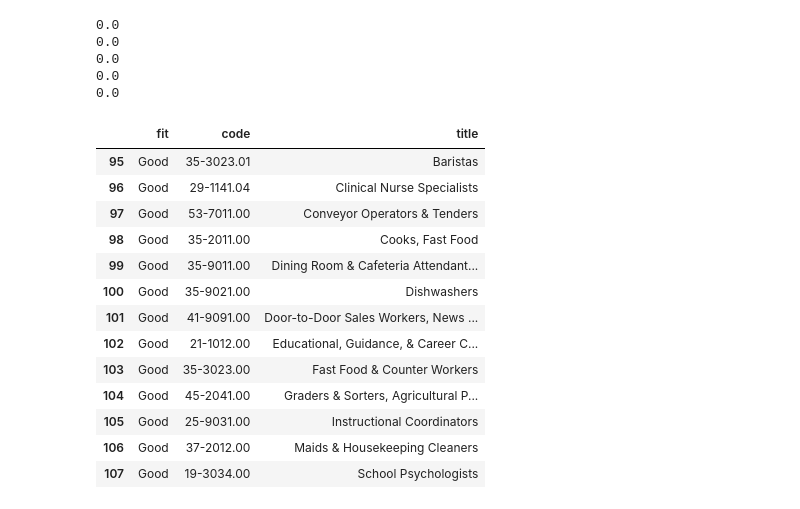
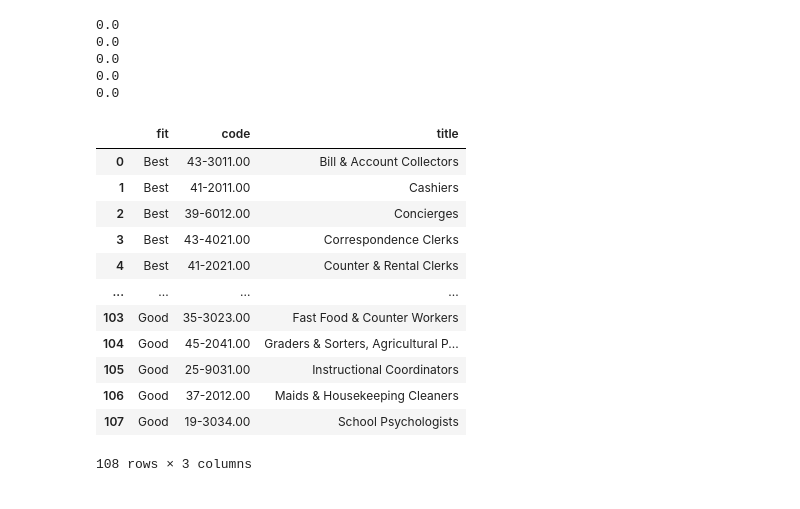
Before and after one commit to Segtanof/Teapot, a Jupyter notebook: 1_job_match_gen.ipynb, the cells around one changed output. Cells and saved outputs as stored; diff of their text form; code cells hidden in the pictures.

```diff
--- a/1_job_match_gen.ipynb
+++ b/1_job_match_gen.ipynb
@@ -351,20 +351,19 @@ for title, code in test_dict.items():
 0.0
 # %%
 x = get_career("332333112213111111431313111111313235133113511133213131331341")
-# %%
-x[x["fit"] == "Good"]
-# %% [output]
-|  | fit | code | title |
-| 95 | Good | 35-3023.01 | Baristas |
-| 96 | Good | 29-1141.04 | Clinical Nurse Specialists |
-| 97 | Good | 53-7011.00 | Conveyor Operators & Tenders |
-| 98 | Good | 35-2011.00 | Cooks, Fast Food |
-| 99 | Good | 35-9011.00 | Dining Room & Cafeteria Attendant... |
-| 100 | Good | 35-9021.00 | Dishwashers |
-| 101 | Good | 41-9091.00 | Door-to-Door Sales Workers, News ... |
-| 102 | Good | 21-1012.00 | Educational, Guidance, & Career C... |
-| 103 | Good | 35-3023.00 | Fast Food & Counter Workers |
-| 104 | Good | 45-2041.00 | Graders & Sorters, Agricultural P... |
-| 105 | Good | 25-9031.00 | Instructional Coordinators |
-| 106 | Good | 37-2012.00 | Maids & Housekeeping Cleaners |
-| 107 | Good | 19-3034.00 | School Psychologists |
+# %%
+x.
+# %% [output]
+|  | fit | code | title |
+| 0 | Best | 43-3011.00 | Bill & Account Collectors |
+| 1 | Best | 41-2011.00 | Cashiers |
+| 2 | Best | 39-6012.00 | Concierges |
+| 3 | Best | 43-4021.00 | Correspondence Clerks |
+| 4 | Best | 41-2021.00 | Counter & Rental Clerks |
+| ... | ... | ... | ... |
+| 103 | Good | 35-3023.00 | Fast Food & Counter Workers |
+| 104 | Good | 45-2041.00 | Graders & Sorters, Agricultural P... |
+| 105 | Good | 25-9031.00 | Instructional Coordinators |
+| 106 | Good | 37-2012.00 | Maids & Housekeeping Cleaners |
+| 107 | Good | 19-3034.00 | School Psychologists |
+108 rows × 3 columns
```
Also changed, not shown: 1 other file.
